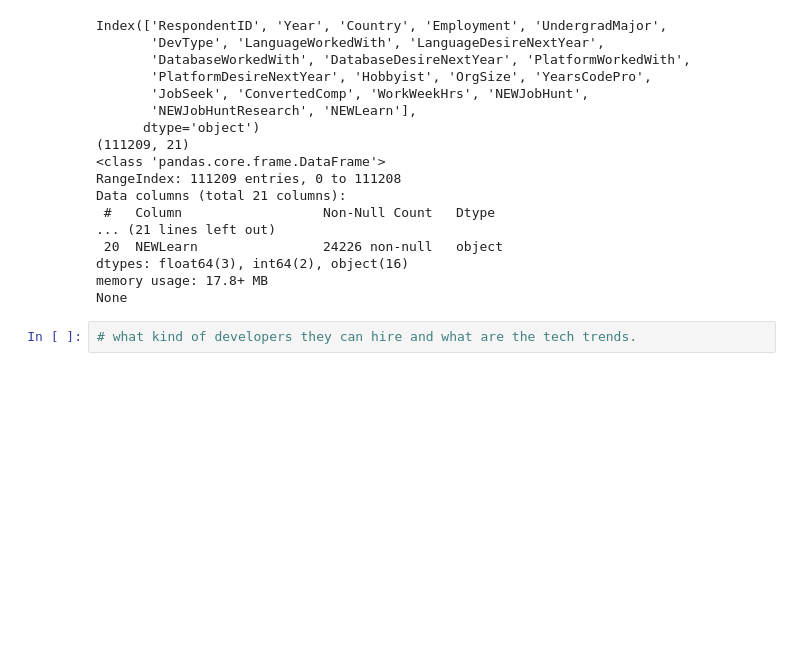
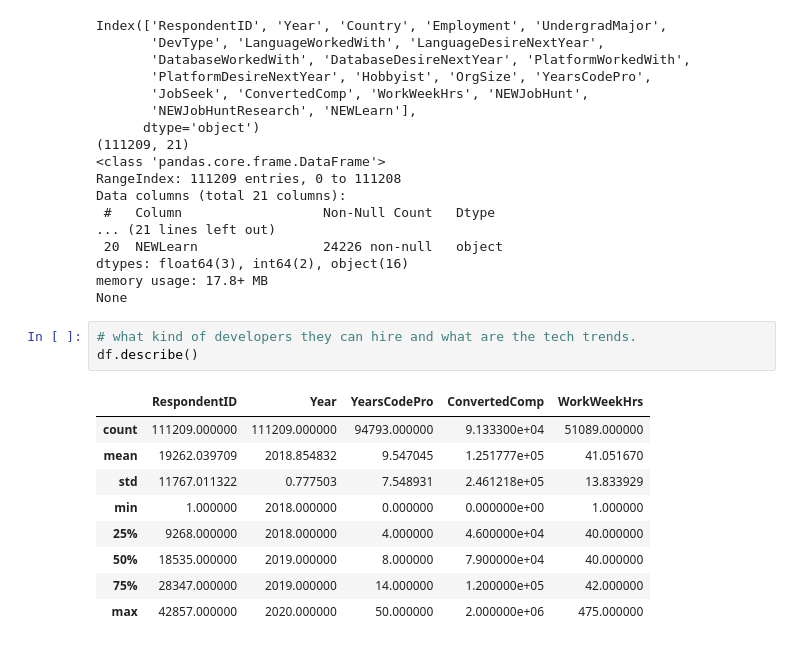
Before and after one commit to Alex-Drysdale/Projects_portfolio, a Jupyter notebook: EDA project/Developer_data/developer_EDA.ipynb, the cells around one changed output. Drawn from its saved outputs; the diff is of its cells as text; blank space fills up the shorter version.

```diff
--- a/EDA project/Developer_data/developer_EDA.ipynb
+++ b/EDA project/Developer_data/developer_EDA.ipynb
@@ -38,3 +38,14 @@ memory usage: 17.8+ MB
 None
 # %%
 # what kind of developers they can hire and what are the tech trends.
+df.describe()
+# %% [output]
+|  | RespondentID | Year | YearsCodePro | ConvertedComp | WorkWeekHrs |
+| count | 111209.000000 | 111209.000000 | 94793.000000 | 9.133300e+04 | 51089.000000 |
+| mean | 19262.039709 | 2018.854832 | 9.547045 | 1.251777e+05 | 41.051670 |
+| std | 11767.011322 | 0.777503 | 7.548931 | 2.461218e+05 | 13.833929 |
+| min | 1.000000 | 2018.000000 | 0.000000 | 0.000000e+00 | 1.000000 |
+| 25% | 9268.000000 | 2018.000000 | 4.000000 | 4.600000e+04 | 40.000000 |
+| 50% | 18535.000000 | 2019.000000 | 8.000000 | 7.900000e+04 | 40.000000 |
+| 75% | 28347.000000 | 2019.000000 | 14.000000 | 1.200000e+05 | 42.000000 |
+| max | 42857.000000 | 2020.000000 | 50.000000 | 2.000000e+06 | 475.000000 |
```
Also changed, not shown: parts of 7 cells of this notebook.
